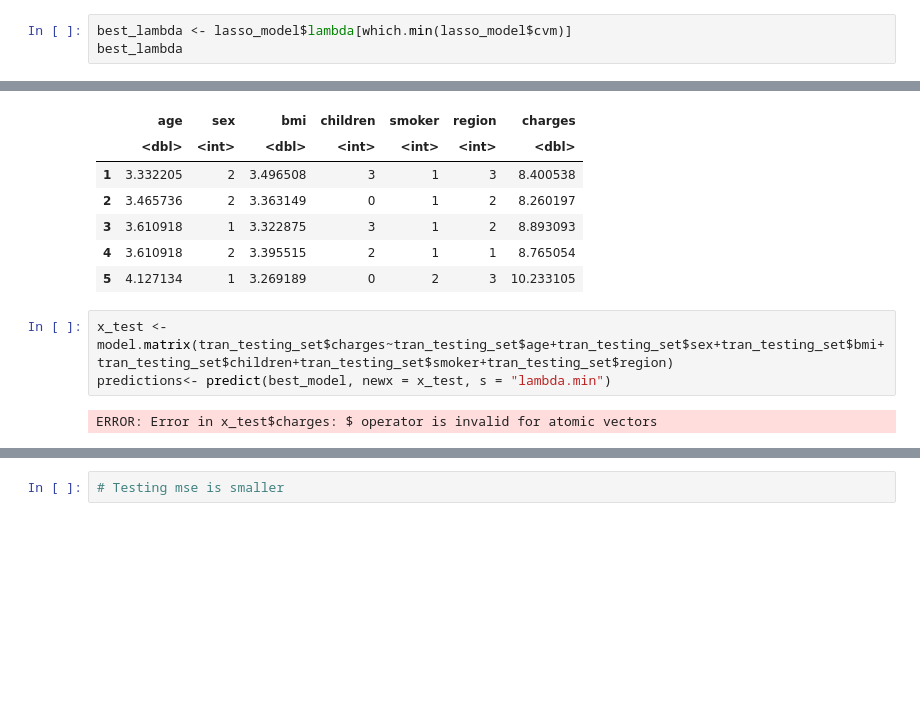
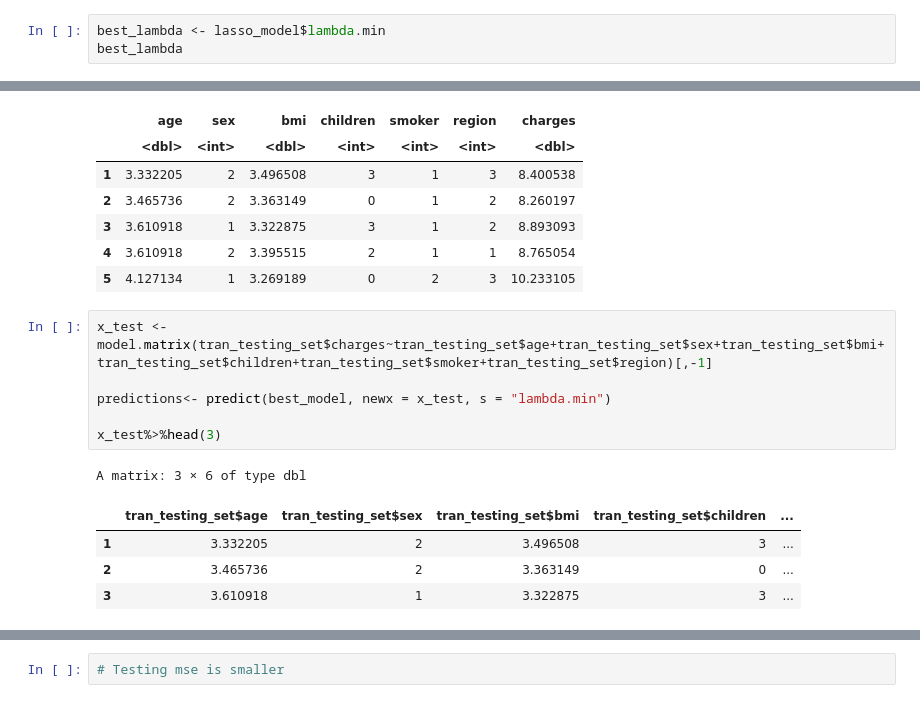
Before and after one commit to Zibo-S/STAT301_Gp_4, a Jupyter notebook: Final_Report_Draft.ipynb, the cells around one changed output, grey strips where cells are left out. Cells and saved outputs as stored; diff of their text form; blank space fills up the shorter version.

```diff
--- a/Final_Report_Draft.ipynb
+++ b/Final_Report_Draft.ipynb
@@ -186,5 +209,5 @@ min 0.00212    62  0.2129 0.02315       6
 # %%
-best_lambda <- lasso_model$lambda[which.min(lasso_model$cvm)]
+best_lambda <- lasso_model$lambda.min
 best_lambda
 # %% [output]
 [1] 0.002120854
@@ -242,7 +296,14 @@ A data.frame: 5 × 7
 | 4 | 3.610918 | 2 | 3.395515 | 2 | 1 | 1 | 8.765054 |
 | 5 | 4.127134 | 1 | 3.269189 | 0 | 2 | 3 | 10.233105 |
 # %%
-x_test <-model.matrix(tran_testing_set$charges~tran_testing_set$age+tran_testing_set$sex+tran_testing_set$bmi+tran_testing_set$children+tran_testing_set$smoker+tran_testing_set$region)
+x_test <-model.matrix(tran_testing_set$charges~tran_testing_set$age+tran_testing_set$sex+tran_testing_set$bmi+tran_testing_set$children+tran_testing_set$smoker+tran_testing_set$region)[,-1]
+
 predictions<- predict(best_model, newx = x_test, s = "lambda.min")
+
+x_test%>%head(3)
 # %% [output]
-ERROR: Error in x_test$charges: $ operator is invalid for atomic vectors
+A matrix: 3 × 6 of type dbl
+|  | tran_testing_set$age | tran_testing_set$sex | tran_testing_set$bmi | tran_testing_set$children | ... |
+| 1 | 3.332205 | 2 | 3.496508 | 3 | ... |
+| 2 | 3.465736 | 2 | 3.363149 | 0 | ... |
+| 3 | 3.610918 | 1 | 3.322875 | 3 | ... |
```
Also changed, not shown: parts of 23 cells of this notebook.
